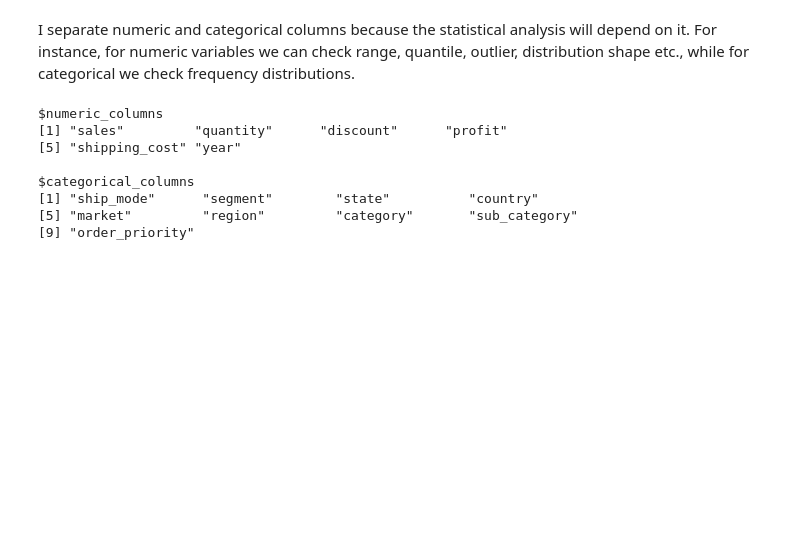
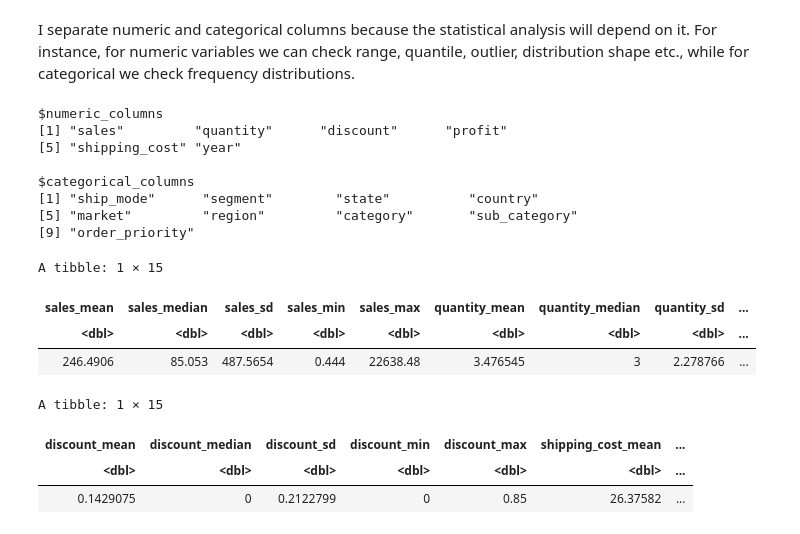
Before and after one commit to aleksiakolo/product-sales-analysis, a Jupyter notebook: notebooks/orders_statistics.ipynb, the cells around one changed output. Cells and saved outputs as stored; diff of their text form; code cells hidden in the pictures; blank space fills up the shorter version.

```diff
--- a/notebooks/orders_statistics.ipynb
+++ b/notebooks/orders_statistics.ipynb
@@ -104,20 +108,50 @@ $categorical_columns
 [9] "order_priority"
 # %%
 # central tendency and dispersion
+primary_numeric_vars <- c("sales", "quantity", "profit")
+secondary_numeric_vars <- setdiff(names(numeric_vars), primary_numeric_vars)
 
-numeric_summary <- numeric_vars %>%
-  summarise(across(
-    everything(),
-    list(
-      mean   = mean,
-      median = median,
-      sd     = sd,
-      min    = min,
-      max    = max
-    ),
-    na.rm = TRUE
-  ))
+primary_numeric_summary <- numeric_vars %>%
+    summarise(
+        across(
+            all_of(primary_numeric_vars),
+            list(
+                mean = mean,
+                median = median,
+                sd = sd,
+                min = min,
+                max = max
+            ),
+            na.rm = TRUE
+        )
+    )
 
-numeric_summary
+primary_numeric_summary
+
+secondary_numeric_summary <- numeric_vars %>%
+    summarise(
+        across(
+            all_of(secondary_numeric_vars),
+            list(
+                mean = mean,
+                median = median,
+                sd = sd,
+                min = min,
+                max = max
+            ),
+            na.rm = TRUE
+        )
+    )
+
+secondary_numeric_summary
+# %% [output]
+A tibble: 1 × 15
+| sales_mean | sales_median | sales_sd | sales_min | sales_max | quantity_mean | quantity_median | quantity_sd | ... |
+| <dbl> | <dbl> | <dbl> | <dbl> | <dbl> | <dbl> | <dbl> | <dbl> | ... |
+| 246.4906 | 85.053 | 487.5654 | 0.444 | 22638.48 | 3.476545 | 3 | 2.278766 | ... |
+A tibble: 1 × 15
+| discount_mean | discount_median | discount_sd | discount_min | discount_max | shipping_cost_mean | ... |
+| <dbl> | <dbl> | <dbl> | <dbl> | <dbl> | <dbl> | ... |
+| 0.1429075 | 0 | 0.2122799 | 0 | 0.85 | 26.37582 | ... |
 # %%
 # quantiles & ranges
```
Also changed, not shown: parts of 9 cells of this notebook, 35 other files.
